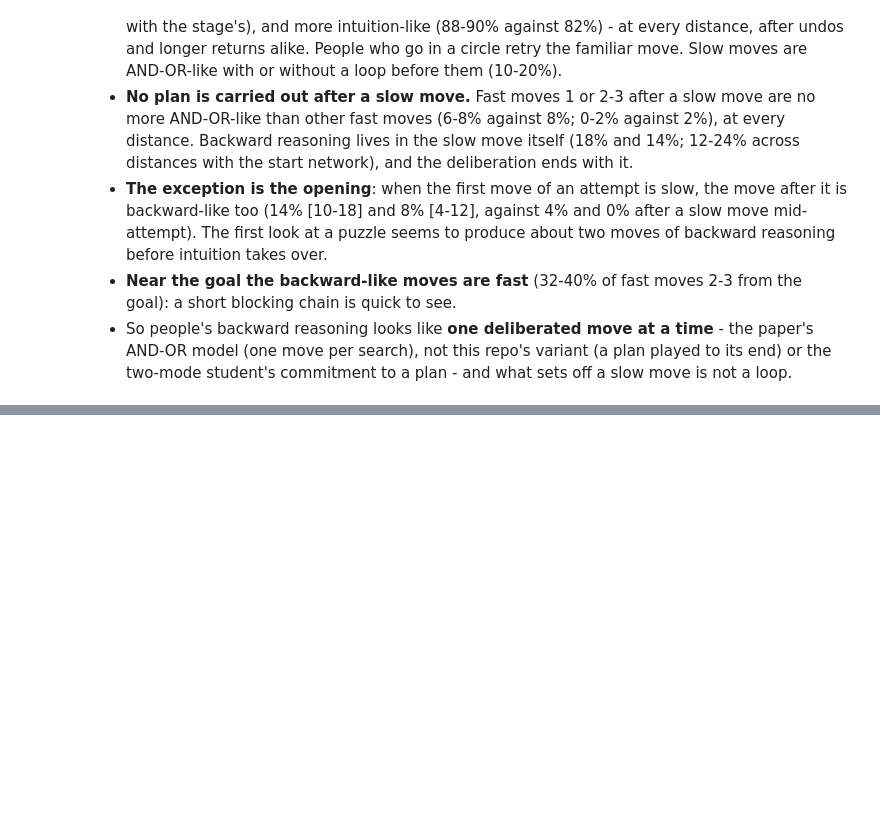
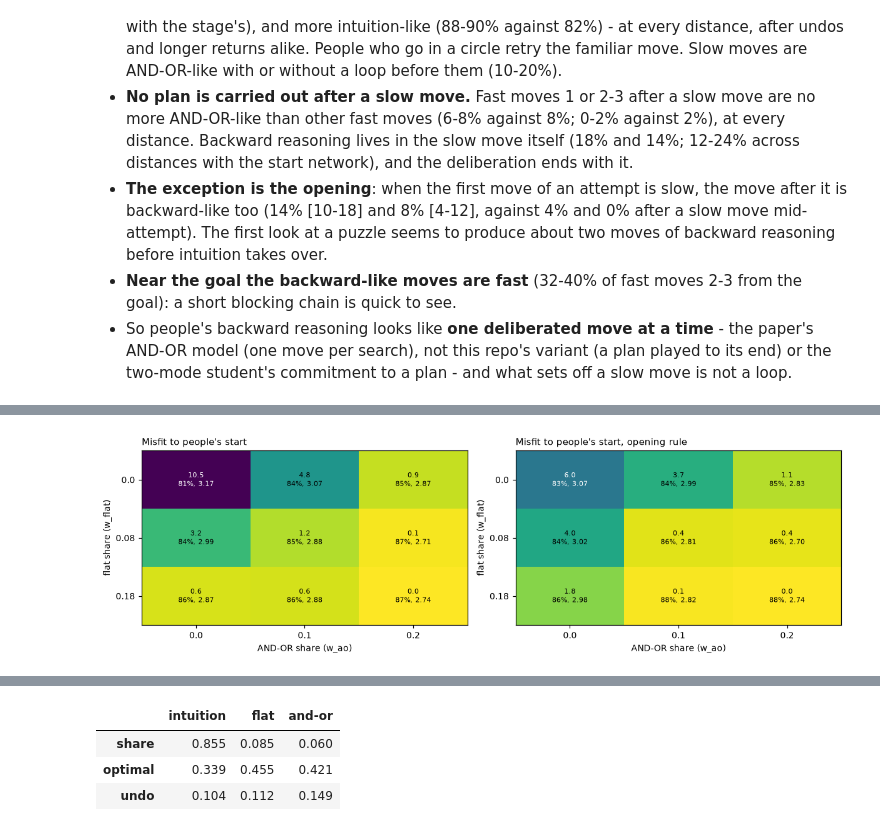
Before and after one commit to Appleseed4k/rush-hour, a Jupyter notebook: notebooks/forward_planning.ipynb, the cells around one changed output, grey strips where cells are left out. Drawn from its saved outputs; the diff is of its cells as text; code cells hidden in the pictures; blank space fills up the shorter version.

```diff
--- a/notebooks/forward_planning.ipynb
+++ b/notebooks/forward_planning.ipynb
@@ -1329,0 +1345,36 @@ slow_.set_index(["version", "after slow", "breakdown", "level"])[show_cols].roun
+# %%
+lean_cal = calibrate(pd.read_csv(os.path.join(SUMMARY, "lean_start_fit.csv")))
+lean_cal["flat"] = lean_cal.config.str.extract(r"flat ([\d.]+)")[0].astype(float)
+lean_cal["AND-OR"] = lean_cal.config.str.extract(r"and-or ([\d.]+)")[0].astype(float)
+lean_cal["opening"] = lean_cal.config.str.endswith("opening")
+fig, axes = plt.subplots(1, 2, figsize=(11, 3.4))
+for opening, ax in zip([False, True], axes):
+    h = lean_cal[lean_cal.opening == opening].pivot(index="flat", columns="AND-OR", values="misfit")
+    ax.imshow(h.values, cmap="viridis_r", vmin=0, vmax=10, aspect="auto")
+    for i in range(h.shape[0]):
+        for j in range(h.shape[1]):
+            r = lean_cal[(lean_cal.opening == opening) & (lean_cal.flat == h.index[i]) & (lean_cal["AND-OR"] == h.columns[j])].iloc[0]
+            ax.text(j, i, f"{r.misfit:.1f}\n{r.solved:.0%}, {r['moves / optimal']:.2f}", ha="center", va="center",
+                    fontsize=7.5, color="white" if r.misfit > 5 else "black")
+    ax.set_xticks(range(h.shape[1]), h.columns)
+    ax.set_yticks(range(h.shape[0]), h.index)
+    ax.set_xlabel("AND-OR share (w_ao)")
+    ax.set_ylabel("flat share (w_flat)")
+    ax.set_title(f"Misfit to people's start{', opening rule' if opening else ''}")
+plt.tight_layout()
+plt.show()
+lean_out, lean_people = fm.summarize_lean(pd.read_csv(os.path.join(SUMMARY, "lean_profile.csv")))
+LEAN_ORDER = ["intuition", "intuition + flat", "intuition + AND-OR", "intuition + flat + AND-OR",
+              "intuition + flat + AND-OR, opening", "later: intuition + more flat",
+              "later: intuition + more flat + AND-OR"]
+cols = ["optimal 2-3", "optimal 4-6", "optimal 7-9", "optimal 10+", "moves / optimal", "undo (matched)",
+        "board return (matched)", "skill misfit", "revisit misfit", "solved"]
+display(pd.concat([lean_people.to_frame("people").T, lean_out.loc[LEAN_ORDER]]).reindex(columns=cols).round(3))
+modes = pd.DataFrame({m: {"share": lean_out.loc[LEAN_ORDER, f"{m} share"].mean(),
+                          "optimal": (lean_out.loc[LEAN_ORDER, f"{m} optimal"] * lean_out.loc[LEAN_ORDER, f"{m} share"]).sum()
+                          / lean_out.loc[LEAN_ORDER, f"{m} share"].sum(),
+                          "undo": (lean_out.loc[LEAN_ORDER, f"{m} undo"] * lean_out.loc[LEAN_ORDER, f"{m} share"]).sum()
+                          / lean_out.loc[LEAN_ORDER, f"{m} share"].sum()} for m in ("intuition", "flat", "and-or")})
+modes.round(3)
+# %% [output]
+[figure, added]
@@ -1329,0 +1390,4 @@ slow_.set_index(["version", "after slow", "breakdown", "level"])[show_cols].roun
+|  | intuition | flat | and-or |
+| share | 0.855 | 0.085 | 0.060 |
+| optimal | 0.339 | 0.455 | 0.421 |
+| undo | 0.104 | 0.112 | 0.149 |
```
Also changed, not shown: parts of 4 cells of this notebook, 5 other files.
